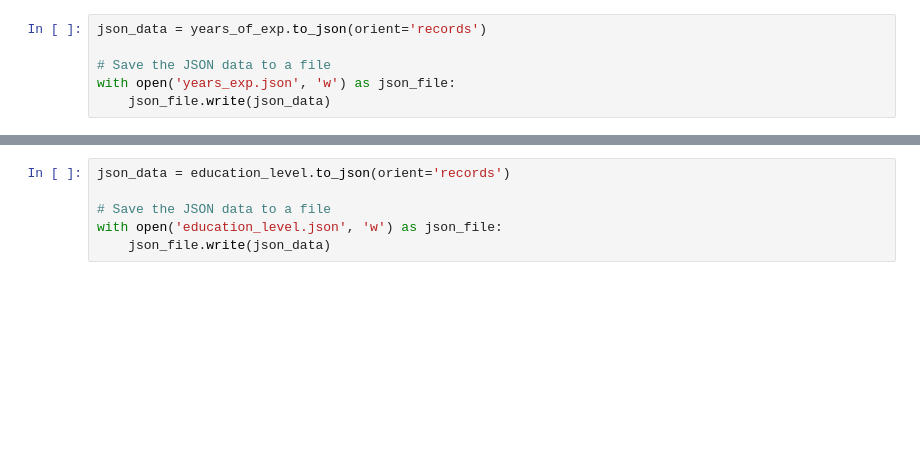
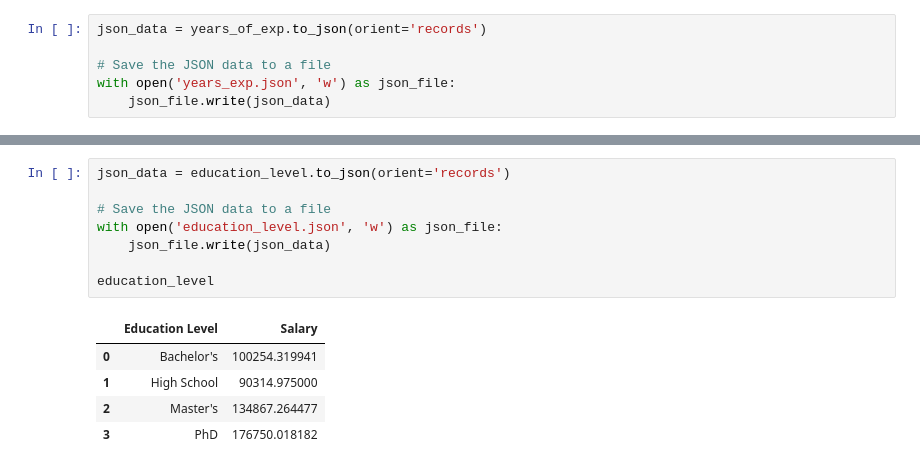
Before and after one commit to carsonnj/Project-3---Data-Analyst-Jobs, a Jupyter notebook: SalariesPlotly/Salaries.ipynb, the cells around one changed output, grey strips where cells are left out. Cells and saved outputs as stored; diff of their text form; blank space fills up the shorter version.

Commit message:
education level plotly final

```diff
--- a/SalariesPlotly/Salaries.ipynb
+++ b/SalariesPlotly/Salaries.ipynb
@@ -56,6 +56,14 @@ plt.show()
 # %%
 json_data = education_level.to_json(orient='records')
 
 # Save the JSON data to a file
 with open('education_level.json', 'w') as json_file:
     json_file.write(json_data)
+
+education_level
+# %% [output]
+|  | Education Level | Salary |
+| 0 | Bachelor's | 100254.319941 |
+| 1 | High School | 90314.975000 |
+| 2 | Master's | 134867.264477 |
+| 3 | PhD | 176750.018182 |
```
Also changed, not shown: parts of 3 cells of this notebook, 3 other files.
